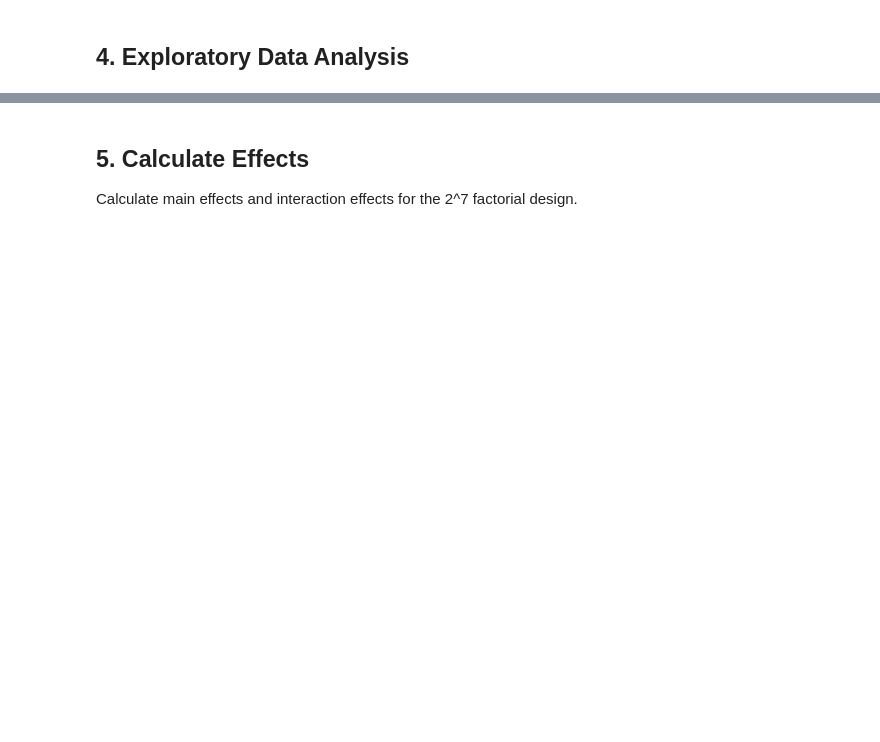
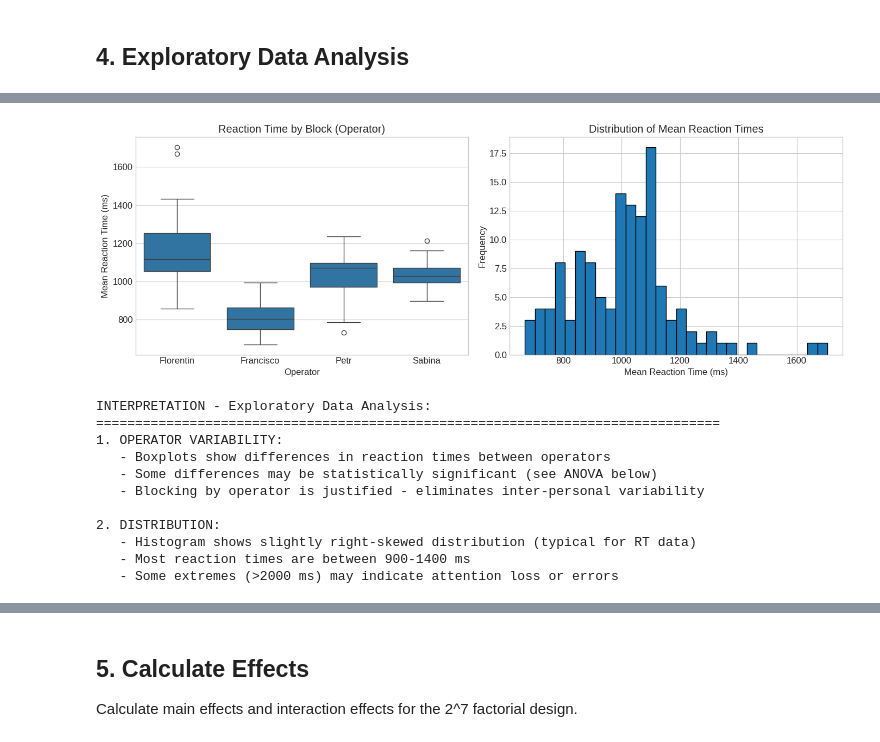
Before and after one commit to VojtasekP/NAEX_reaction_time, a Jupyter notebook: reaction_time_factorial_analysis.ipynb, the cells around one changed output, grey strips where cells are left out. Cells and saved outputs as stored; diff of their text form; code cells hidden in the pictures; blank space fills up the shorter version.

```diff
--- a/reaction_time_factorial_analysis.ipynb
+++ b/reaction_time_factorial_analysis.ipynb
@@ -164,7 +190,7 @@ df['Block'] = df['participant']
 
 # Response: reaction time
 df['Y'] = df['reaction_time_ms']
-
+df = df[df['trial']>2]
 print("Factor coding complete")
 print("\nFactor summary:")
 for col in ['A_min_delay', 'B_max_delay', 'C_frame_motion', 'D_background', 'E_font_scale', 'F_text_color', 'G_text_motion']:
@@ -195,6 +242,7 @@ factors = ['A_min_delay', 'B_max_delay', 'C_frame_motion', 'D_background',
 
 df_agg = df.groupby(factors).agg(
     Y_mean=('Y', 'mean'),
+    Y_median=('Y', 'median'),
     Y_std=('Y', 'std'),
     Y_count=('Y', 'count')
 ).reset_index()
@@ -215,35 +562,48 @@ print(df_agg.groupby('Block')['Y_mean'].describe())
 fig, axes = plt.subplots(1, 2, figsize=(14, 5))
 
 # By block - explicit order
 block_order = ['Florentin', 'Francisco', 'Petr', 'Sabina']
-sns.boxplot(x='Block', y='Y_mean', data=df_agg, order=block_order, ax=axes[0])
+sns.boxplot(x='Block', y='Y_median', data=df_agg, order=block_order, ax=axes[0])
 axes[0].set_title('Reaction Time by Block (Operator)')
 axes[0].set_xlabel('Operator')
 axes[0].set_ylabel('Mean Reaction Time (ms)')
 
 # Distribution
-df_agg['Y_mean'].hist(bins=30, ax=axes[1], edgecolor='black')
+df_agg['Y_median'].hist(bins=30, ax=axes[1], edgecolor='black')
 axes[1].set_title('Distribution of Mean Reaction Times')
 axes[1].set_xlabel('Mean Reaction Time (ms)')
 axes[1].set_ylabel('Frequency')
 
 plt.tight_layout()
 plt.show()
 
 # Commentary on EDA
 print("""
 INTERPRETATION - Exploratory Data Analysis:
 ================================================================================
 1. OPERATOR VARIABILITY:
    - Boxplots show differences in reaction times between operators
    - Some differences may be statistically significant (see ANOVA below)
    - Blocking by operator is justified - eliminates inter-personal variability
 
 2. DISTRIBUTION:
    - Histogram shows slightly right-skewed distribution (typical for RT data)
    - Most reaction times are between 900-1400 ms
    - Some extremes (>2000 ms) may indicate attention loss or errors
 """)
+# %% [output]
+[figure, added]
+INTERPRETATION - Exploratory Data Analysis:
+================================================================================
+1. OPERATOR VARIABILITY:
+   - Boxplots show differences in reaction times between operators
+   - Some differences may be statistically significant (see ANOVA below)
+   - Blocking by operator is justified - eliminates inter-personal variability
+
+2. DISTRIBUTION:
+   - Histogram shows slightly right-skewed distribution (typical for RT data)
+   - Most reaction times are between 900-1400 ms
+   - Some extremes (>2000 ms) may indicate attention loss or errors
 # %%
 # Main effects visualization
 fig, axes = plt.subplots(2, 4, figsize=(16, 8))
```
Also changed, not shown: parts of 22 cells of this notebook.
